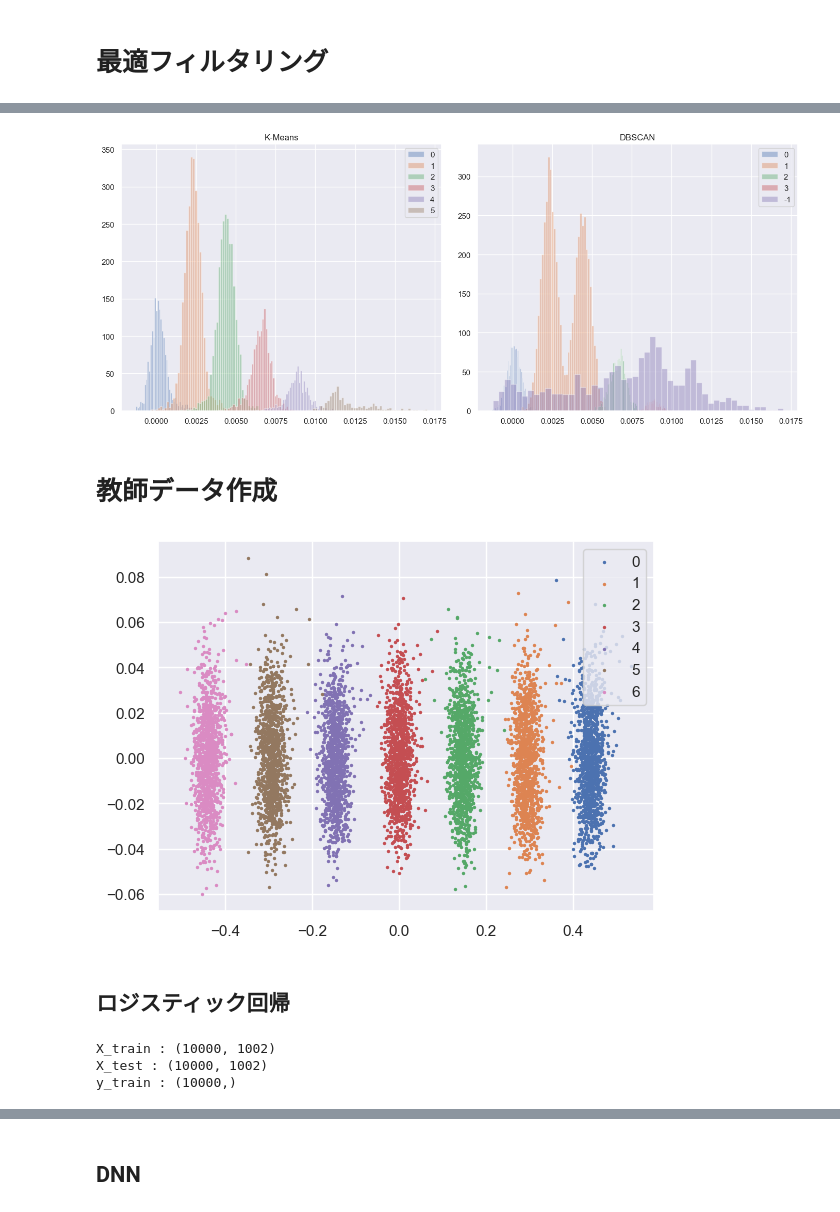
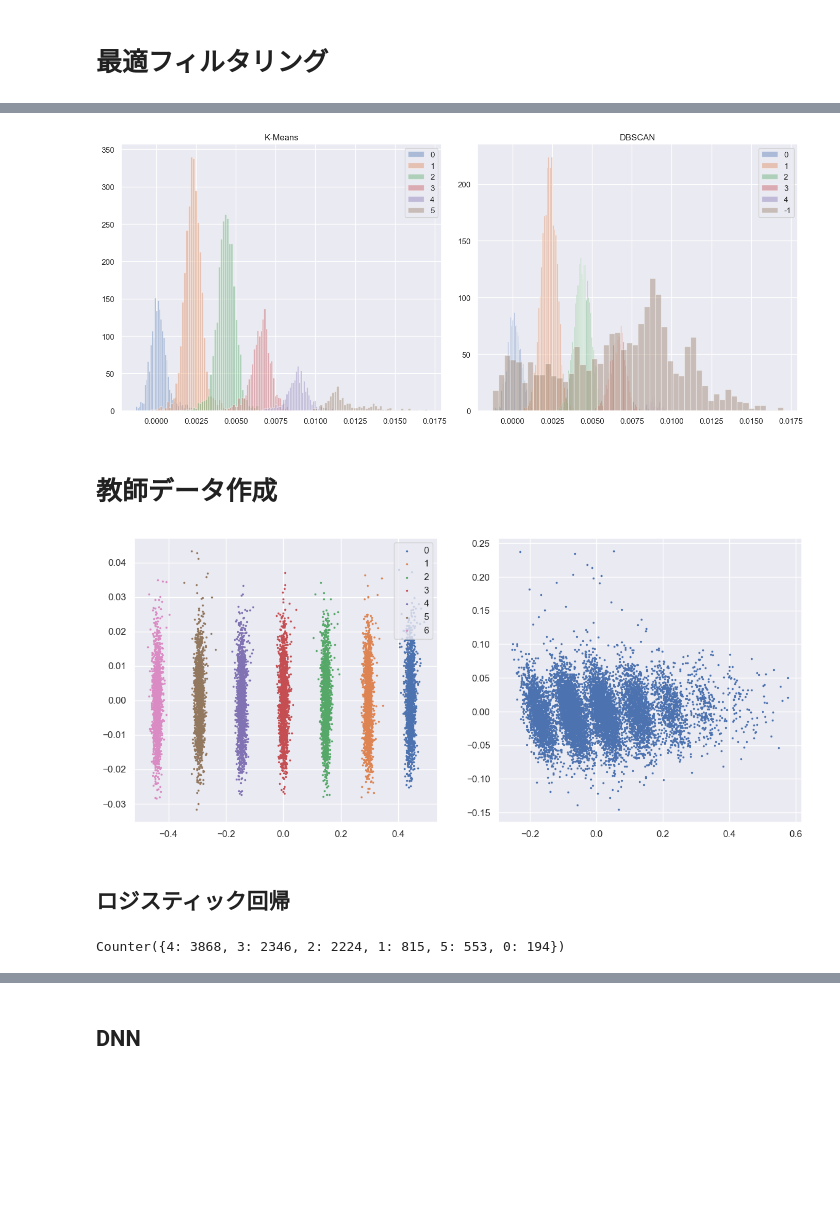
Before and after one commit to KeisukeTTTT/PhotonClustering, a Jupyter notebook: src/process.ipynb, the cells around one changed output, grey strips where cells are left out. Cells and saved outputs as stored; diff of their text form; code cells hidden in the pictures; blank space fills up the shorter version.

```diff
--- a/src/process.ipynb
+++ b/src/process.ipynb
@@ -66,7 +66,7 @@ kmeans_model = KMeans(n_clusters=6)
 y_pred_kmeans = kmeans_model.fit_predict(pca_df.values)
 
 # DBSCAN
-dbscan_model = DBSCAN(eps=0.015, min_samples=100)
+dbscan_model = DBSCAN(eps=0.014, min_samples=100)
 y_pred_dbscan = dbscan_model.fit_predict(pca_df.values)
 
 pca_df["kmeans_pred"] = y_pred_kmeans
@@ -187,7 +165,7 @@ ax[0].legend()
 ax[1].legend()
 plt.show()
 # %% [output]
-[figure, old version]
+[figure, new version]
 # %% [markdown]
 # 教師データ作成
 # %%
@@ -202,10 +180,11 @@ ph = 0.015
 # (規格化した平均波形)x(1光子あたりの波高値)x(光子数)+ノイズ
 train_data = []
 photon_num_list_train = []
+noise_rate = 0.5
 for _ in range(len(noise)):
     np.random.seed(_)
     num = int(7*np.random.rand())
-    simulation_data = avg * ph * num + noise[_, :]
+    simulation_data = avg * ph * num + noise[_, :] * noise_rate
     train_data.append(simulation_data)
     photon_num_list_train.append(num)
 train_df = pd.DataFrame(train_data)
@@ -219,28 +198,53 @@ train_X_pca = pca_model_train.fit_transform(train_df.iloc[:, :-1].values)
 # pca_df = pd.DataFrame(data=X_pca, index=df_corrected.index, columns=["first_component", "second_component"])
 train_pca_df = pd.DataFrame(data=train_X_pca, columns=["first_component", "second_component"])
 train_pca_df["photon_count"] = train_df["photon_count"]
+
+test_X_pca = pca_model_train.fit_transform(test_df.values)
+test_pca_df = pd.DataFrame(data=test_X_pca, columns=["first_component", "second_component"])
 # %%
+fig, ax = plt.subplots(1, 2, figsize=(14, 6))
 for photon_count in set(train_pca_df["photon_count"]):
-    plt.scatter(train_pca_df[train_pca_df["photon_count"]==photon_count]["first_component"], train_pca_df[train_pca_df["photon_count"]==photon_count]["second_component"], s=2, label=photon_count)
-plt.legend()
+    ax[0].scatter(train_pca_df[train_pca_df["photon_count"]==photon_count]["first_component"], train_pca_df[train_pca_df["photon_count"]==photon_count]["second_component"], s=2, label=photon_count)
+ax[1].scatter(test_pca_df["first_component"], test_pca_df["second_component"], s=2)
+ax[0].legend()
 plt.show()
 # %% [output]
-[figure, old version]
+[figure, new version]
 # %% [markdown]
 ## ロジスティック回帰
 # %%
 from sklearn import model_selection, linear_model, metrics
-X_train = train_df.iloc[:, :-1].values
-y_train = train_df.iloc[:, -1].values
-X_test = test_df.values
-print(f"X_train : {X_train.shape}")
-print(f"X_test : {X_test.shape}")
-print(f"y_train : {y_train.shape}")
+
+# パルスデータをそのまま使った場合
+# X_train = train_df.iloc[:, :-1].values
+# y_train = train_df.iloc[:, -1].values
+# X_test = test_df.values
+# scaler = MinMaxScaler()
+# scaler.fit(X_train)
+# X_train = scaler.transform(X_train)
+# X_test = scaler.transform(X_test)
+# print(f"X_train : {X_train.shape}")
+# print(f"X_test : {X_test.shape}")
+# print(f"y_train : {y_train.shape}")
+# print(f"number of each label : {Counter(y_train)}")
+
+# lm = linear_model.LogisticRegression(multi_class="ovr", solver="liblinear")
+# lm.fit(X_train, y_train)
+# predictions = lm.predict(X_test)
+# print(Counter(predictions))
+
+# 主成分分析の2主成分を特徴量として使った場合
+X_train = train_pca_df[["first_component", "second_component"]].values
+y_train = train_pca_df["photon_count"].values
+X_test = test_pca_df.values
+scaler = MinMaxScaler()
+scaler.fit(X_train)
+X_train = scaler.transform(X_train)
+X_test = scaler.transform(X_test)
 
 lm = linear_model.LogisticRegression(multi_class="ovr", solver="liblinear")
 lm.fit(X_train, y_train)
-predictions = lm.predict([X_test[0]])
+predictions = lm.predict(X_test)
+print(Counter(predictions))
 # %% [output]
-X_train : (10000, 1002)
-X_test : (10000, 1002)
-y_train : (10000,)
+Counter({4: 3868, 3: 2346, 2: 2224, 1: 815, 5: 553, 0: 194})
```
Also changed, not shown: parts of 7 cells of this notebook, 1 other file.
